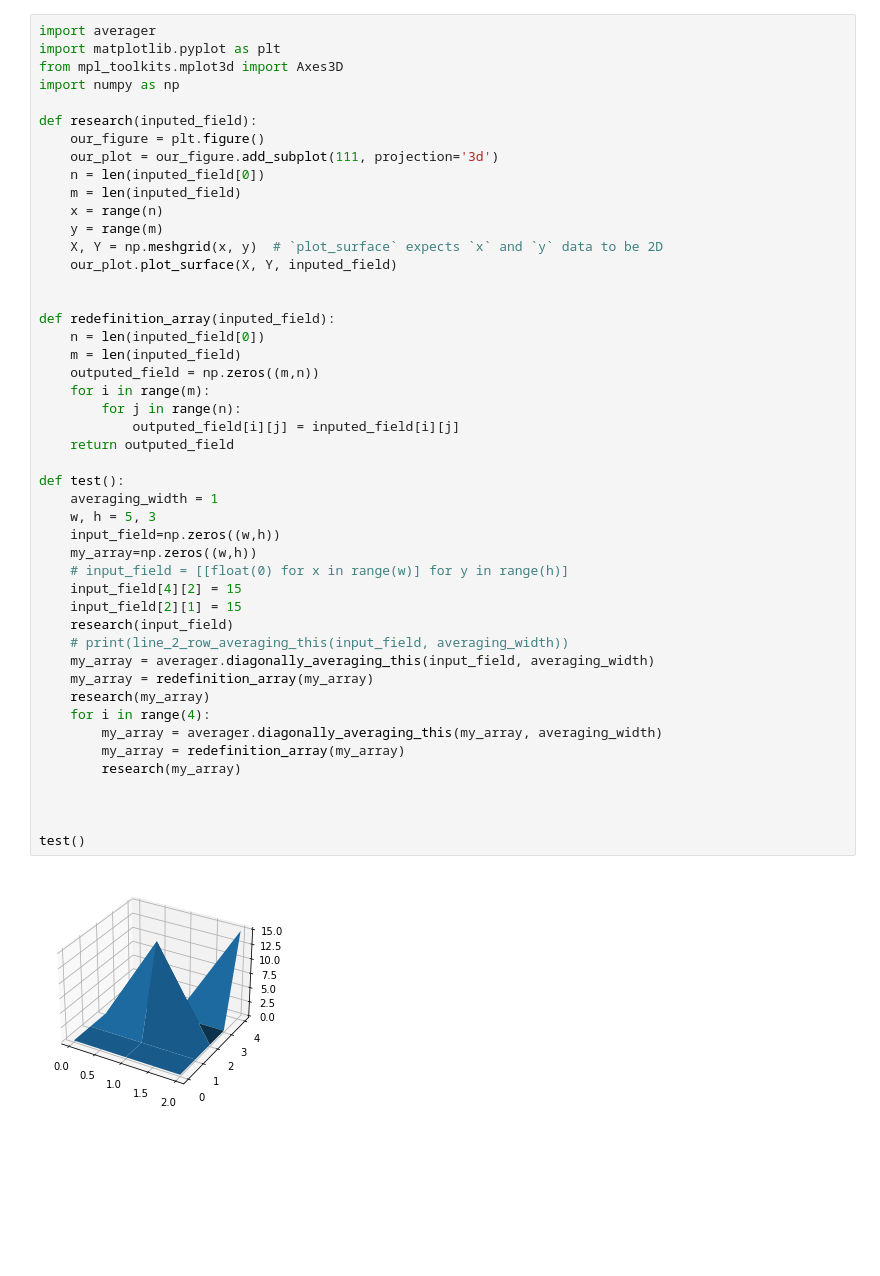
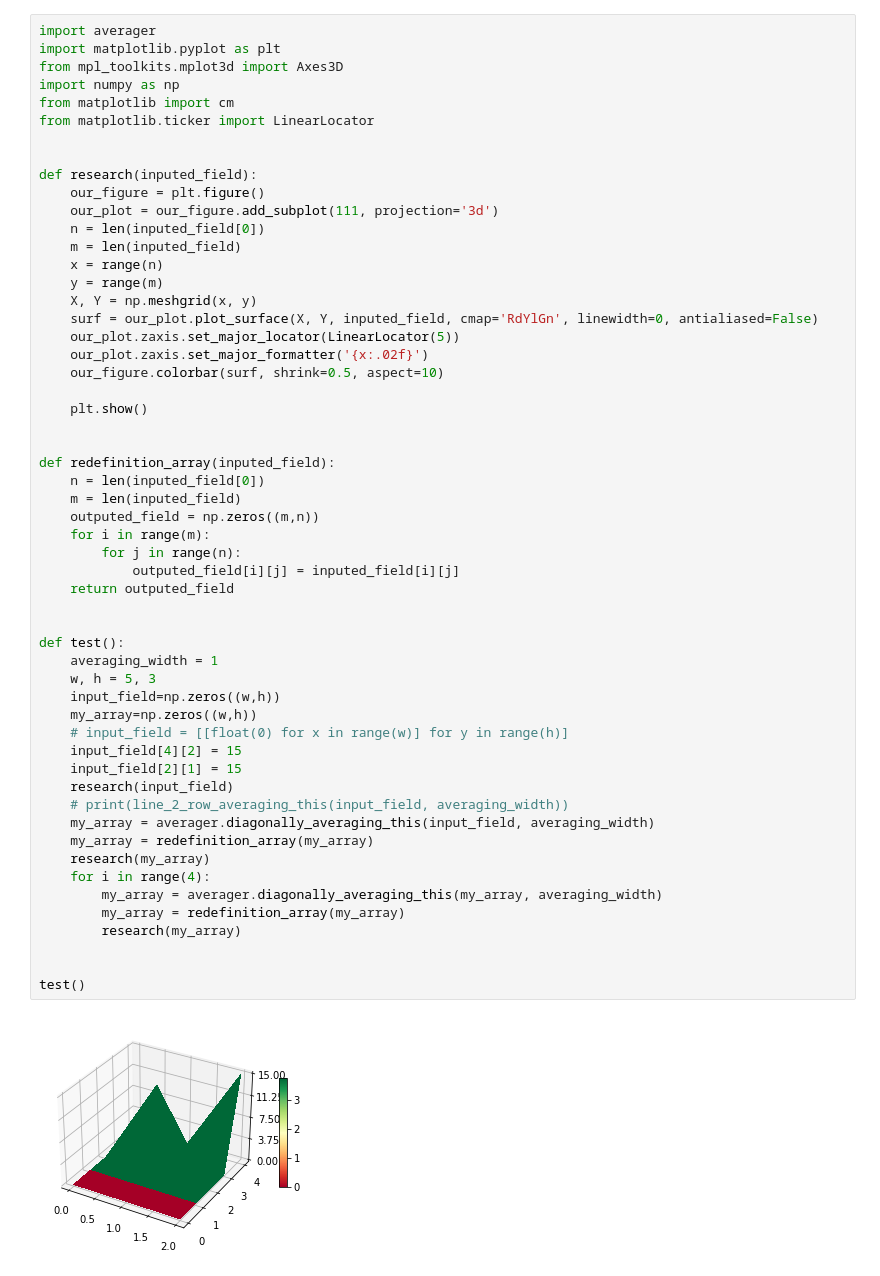
Before and after one commit to germanFid/FieldAveraging, a Jupyter notebook: research.ipynb, the cells around one changed output. Saved outputs shown, nothing was run; the diff lists cells and outputs as text; blank space fills up the shorter version.

Commit message:
Add Color Map

```diff
--- a/research.ipynb
+++ b/research.ipynb
@@ -3,6 +3,9 @@ import averager
 import matplotlib.pyplot as plt
 from mpl_toolkits.mplot3d import Axes3D
 import numpy as np
+from matplotlib import cm
+from matplotlib.ticker import LinearLocator
+
 
 def research(inputed_field):
     our_figure = plt.figure()
@@ -11,39 +14,44 @@ def research(inputed_field):
     m = len(inputed_field)
     x = range(n)
     y = range(m)
-    X, Y = np.meshgrid(x, y)  # `plot_surface` expects `x` and `y` data to be 2D
-    our_plot.plot_surface(X, Y, inputed_field)
+    X, Y = np.meshgrid(x, y)
+    surf = our_plot.plot_surface(X, Y, inputed_field, cmap='RdYlGn', linewidth=0, antialiased=False)
+    our_plot.zaxis.set_major_locator(LinearLocator(5))
+    our_plot.zaxis.set_major_formatter('{x:.02f}')
+    our_figure.colorbar(surf, shrink=0.5, aspect=10)
+
+    plt.show()
 
 
 def redefinition_array(inputed_field):
     n = len(inputed_field[0])
     m = len(inputed_field)
     outputed_field = np.zeros((m,n))
     for i in range(m):
         for j in range(n):
             outputed_field[i][j] = inputed_field[i][j]
     return outputed_field
+
 
 def test():
     averaging_width = 1
     w, h = 5, 3
     input_field=np.zeros((w,h))
     my_array=np.zeros((w,h))
     # input_field = [[float(0) for x in range(w)] for y in range(h)]
     input_field[4][2] = 15
     input_field[2][1] = 15
     research(input_field)
     # print(line_2_row_averaging_this(input_field, averaging_width))
     my_array = averager.diagonally_averaging_this(input_field, averaging_width)
     my_array = redefinition_array(my_array)
     research(my_array)
     for i in range(4):
         my_array = averager.diagonally_averaging_this(my_array, averaging_width)
         my_array = redefinition_array(my_array)
         research(my_array)
 
 
-
 test()
 # %% [output]
-[figure, old version]
+[figure, new version]
```
Also changed, not shown: parts of 1 cell of this notebook.
